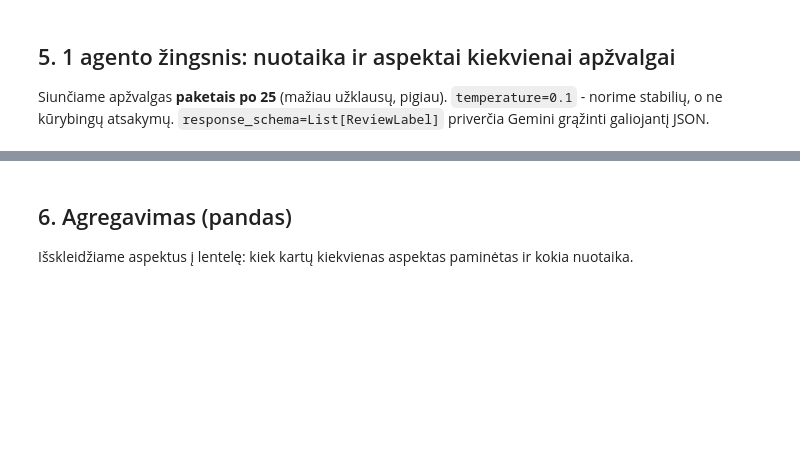
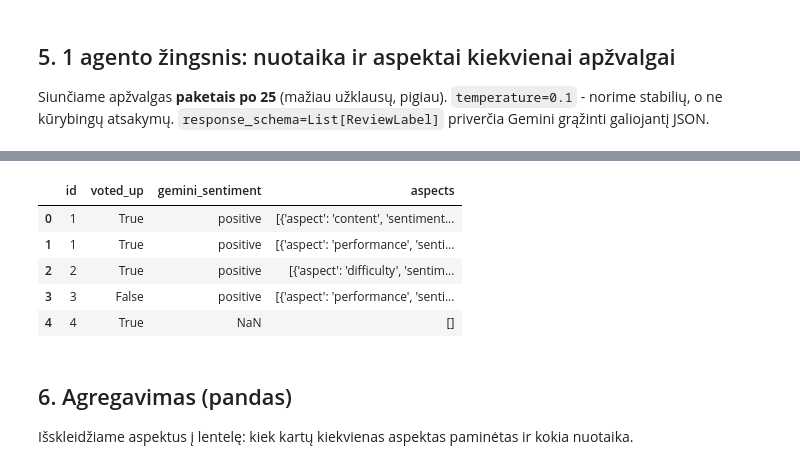
Before and after one commit to Mreimantas/Gilusis-mokymas-1-Nam-darbas-, a Jupyter notebook: notebooks/02_gemini_steam_agent.ipynb, the cells around one changed output, grey strips where cells are left out. Cells and saved outputs as stored; diff of their text form; code cells hidden in the pictures; blank space fills up the shorter version.

```diff
--- a/notebooks/02_gemini_steam_agent.ipynb
+++ b/notebooks/02_gemini_steam_agent.ipynb
@@ -151,26 +187,94 @@ Allowed aspects: {aspects}. Do not invent aspects that are not mentioned.
 REVIEWS:
 {reviews}"""
 
-def label_batch(batch: pd.DataFrame, retries=3):
+# Apibrėžiame žingsnio schemą tiesiogiai per Gemini API specifikaciją, kad išvengtume Pydantic suderinamumo klaidų
+gemini_review_label_schema = types.Schema(
+    type=types.Type.ARRAY,
+    items=types.Schema(
+        type=types.Type.OBJECT,
+        properties={
+            "id": types.Schema(type=types.Type.INTEGER),
+            "sentiment": types.Schema(type=types.Type.STRING, enum=["positive", "mixed", "negative"]),
+            "aspects": types.Schema(
+                type=types.Type.ARRAY,
+                items=types.Schema(
+                    type=types.Type.OBJECT,
+                    properties={
+                        "aspect": types.Schema(type=types.Type.STRING, enum=ASPECTS),
+                        "sentiment": types.Schema(type=types.Type.STRING, enum=["positive", "mixed", "negative"])
+                    },
+                    required=["aspect", "sentiment"]
+                )
+            )
+        },
+        required=["id", "sentiment", "aspects"]
+    )
+)
+
+def label_batch(batch: pd.DataFrame, retries=5):
     txt = "\n".join(f"[{r.id}] {r.text_short}" for r in batch.itertuples())
     prompt = LABEL_PROMPT.format(aspects=", ".join(ASPECTS), reviews=txt)
+
+    # Dinaminis modelių sąrašas išvengti 503 apkrovos klaidų
+    models_to_try = [MODEL, "gemini-2.5-flash"]
+    delay = 2
+
     for attempt in range(retries):
+        # Kiekvienam bandymui pasirenkame modelį (pirmiausia pagrindinį, vėliau atsarginį)
+        current_model = models_to_try[attempt % len(models_to_try)]
         try:
             resp = client.models.generate_content(
-                model=MODEL, contents=prompt,
-                config=types.GenerateContentConfig(response_mime_type="application/json",
-                                                   response_schema=List[ReviewLabel], temperature=0.1))
-            return [x.model_dump() for x in resp.parsed]
+                model=current_model,
+                contents=prompt,
+                config=types.GenerateContentConfig(
+                    response_mime_type="application/json",
+                    response_schema=gemini_review_label_schema,
+                    temperature=0.1
+                )
+            )
+            if resp.text:
+                parsed_data = json.loads(resp.text)
+                if not isinstance(parsed_data, list):
+                    parsed_data = [parsed_data]
+                return parsed_data
         except Exception as e:
-            print("Klaida, kartojame:", str(e)[:120]); time.sleep(2 * (attempt + 1))
+            err_str = str(e)
+            print(f"Bandymas {attempt+1}/{retries} su {current_model} nepavyko: {err_str[:120]}")
+            if attempt < retries - 1:
+                time.sleep(delay)
+                delay *= 2
     return []
 
 labels = []
 for i in range(0, len(df), 25):
-    labels += label_batch(df.iloc[i:i + 25])
+    batch_res = label_batch(df.iloc[i:i + 25])
+    labels += batch_res
     print(f"{min(i + 25, len(df))}/{len(df)}", end="  ")
 
-lab_df = pd.DataFrame(labels).rename(columns={"sentiment": "gemini_sentiment"})
+if labels:
+    lab_df = pd.DataFrame(labels)
+    if "sentiment" in lab_df.columns:
+        lab_df = lab_df.rename(columns={"sentiment": "gemini_sentiment"})
+    if "id" not in lab_df.columns:
+         lab_df["id"] = range(1, len(lab_df) + 1)
+else:
+    lab_df = pd.DataFrame(columns=["id", "gemini_sentiment", "aspects"])
+
+# Pašaliname senus stulpelius prieš darydami naują merge, kad išvengtume dubliavimosi
+if "gemini_sentiment" in df.columns:
+    df = df.drop(columns=["gemini_sentiment"])
+if "aspects" in df.columns:
+    df = df.drop(columns=["aspects"])
+
 df = df.merge(lab_df, on="id", how="left")
+
+if "gemini_sentiment" not in df.columns:
+    df["gemini_sentiment"] = "mixed"
+if "aspects" not in df.columns:
+    df["aspects"] = [[] for _ in range(len(df))]
+else:
+    df["aspects"] = df["aspects"].apply(lambda x: x if isinstance(x, list) else [])
+
 print("\nPažymėta:", df.gemini_sentiment.notna().sum())
-df[["id", "voted_up", "gemini_sentiment", "aspects"]].head()
+display(df[["id", "voted_up", "gemini_sentiment", "aspects"]].head())
+# %% [output]
@@ -177,3 +285,9 @@ df[["id", "voted_up", "gemini_sentiment", "aspects"]].head()
+|  | id | voted_up | gemini_sentiment | aspects |
+| 0 | 1 | True | positive | [{'aspect': 'content', 'sentiment... |
+| 1 | 1 | True | positive | [{'aspect': 'performance', 'senti... |
+| 2 | 2 | True | positive | [{'aspect': 'difficulty', 'sentim... |
+| 3 | 3 | False | positive | [{'aspect': 'performance', 'senti... |
+| 4 | 4 | True | NaN | [] |
 # %% [markdown]
 ## 6. Agregavimas (pandas)
 Išskleidžiame aspektus į lentelę: kiek kartų kiekvienas aspektas paminėtas ir kokia nuotaika.
```
Also changed, not shown: parts of 11 cells of this notebook.
